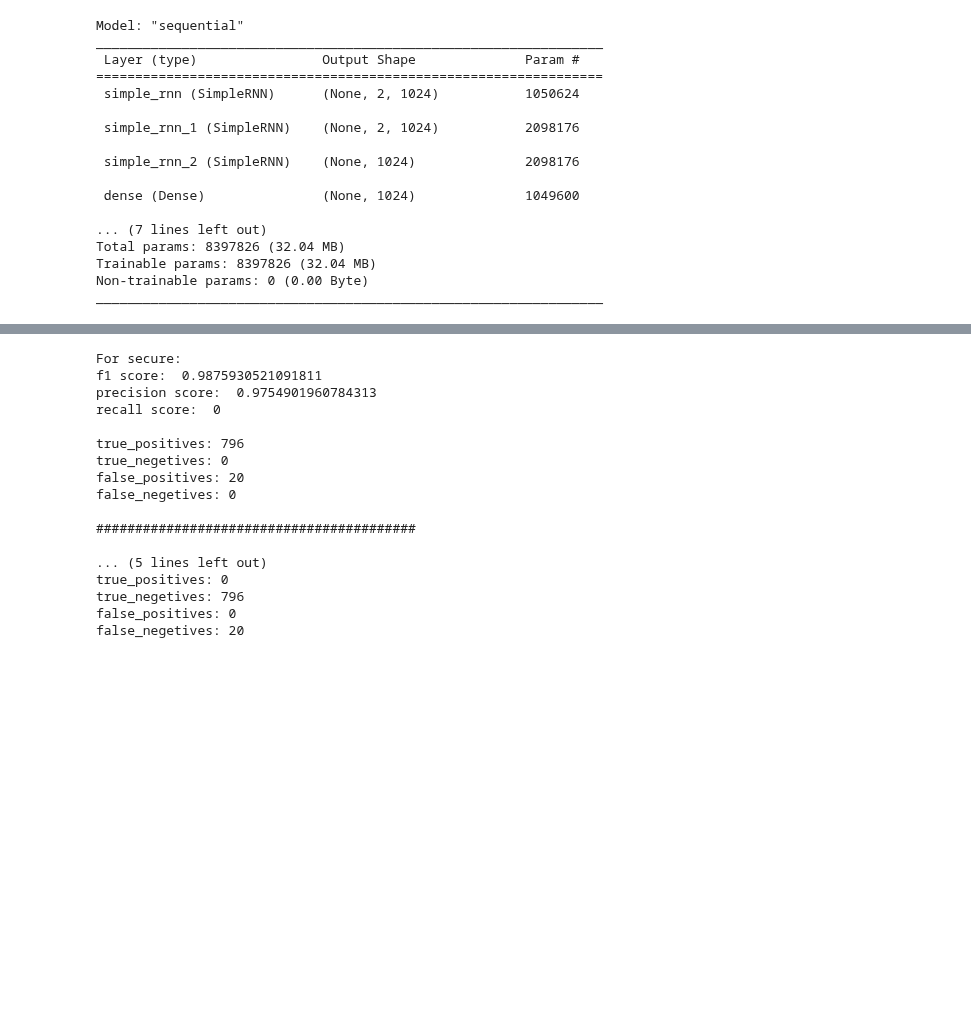
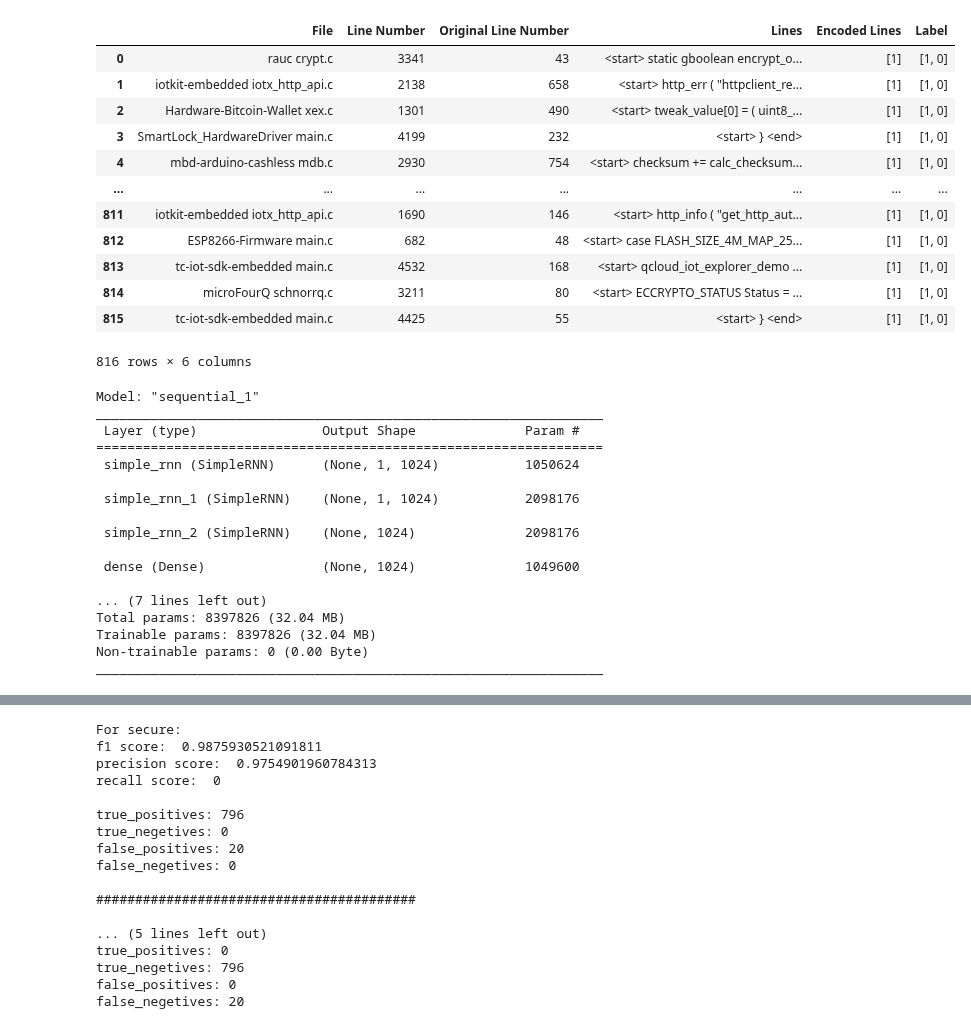
Before and after one commit to sakshmenon/Faulthunter-new-approach, a Jupyter notebook: Scripts/tester.ipynb, the cells around one changed output, grey strips where cells are left out. Saved outputs shown, nothing was run; the diff lists cells and outputs as text; code cells hidden in the pictures; blank space fills up the shorter version.

Commit message:
double vector

```diff
--- a/Scripts/tester.ipynb
+++ b/Scripts/tester.ipynb
@@ -61,3 +54,19 @@ You are setting
+# %%
+vectors[2]
+# %% [output]
+|  | File | Line Number | Original Line Number | Lines | Encoded Lines | Label |
+| 0 | rauc crypt.c | 3341 | 43 | <start> static gboolean encrypt_o... | [1] | [1, 0] |
+| 1 | iotkit-embedded iotx_http_api.c | 2138 | 658 | <start> http_err ( "httpclient_re... | [1] | [1, 0] |
+| 2 | Hardware-Bitcoin-Wallet xex.c | 1301 | 490 | <start> tweak_value[0] = ( uint8_... | [1] | [1, 0] |
+| 3 | SmartLock_HardwareDriver main.c | 4199 | 232 | <start> } <end> | [1] | [1, 0] |
+| 4 | mbd-arduino-cashless mdb.c | 2930 | 754 | <start> checksum += calc_checksum... | [1] | [1, 0] |
+| ... | ... | ... | ... | ... | ... | ... |
+| 811 | iotkit-embedded iotx_http_api.c | 1690 | 146 | <start> http_info ( "get_http_aut... | [1] | [1, 0] |
+| 812 | ESP8266-Firmware main.c | 682 | 48 | <start> case FLASH_SIZE_4M_MAP_25... | [1] | [1, 0] |
+| 813 | tc-iot-sdk-embedded main.c | 4532 | 168 | <start> qcloud_iot_explorer_demo ... | [1] | [1, 0] |
+| 814 | microFourQ schnorrq.c | 3211 | 80 | <start> ECCRYPTO_STATUS Status = ... | [1] | [1, 0] |
+| 815 | tc-iot-sdk-embedded main.c | 4425 | 55 | <start> } <end> | [1] | [1, 0] |
+816 rows × 6 columns
 # %%
 from keras import layers
 def model_ver_10(input_shape):
@@ -72,16 +81,16 @@ def model_ver_10(input_shape):
                 metrics=["accuracy"], run_eagerly=True)
     return model
 # %%
-model = model_ver_0(tensors[0][0].shape[0])
+model = model_ver_0(vectors[0]['Encoded Lines'][0][0])#tensors[0][0].shape[0])
 model.summary()
 # %% [output]
-Model: "sequential"
+Model: "sequential_1"
 _________________________________________________________________
  Layer (type)                Output Shape              Param #
 =================================================================
- simple_rnn (SimpleRNN)      (None, 2, 1024)           1050624
+ simple_rnn (SimpleRNN)      (None, 1, 1024)           1050624
 
- simple_rnn_1 (SimpleRNN)    (None, 2, 1024)           2098176
+ simple_rnn_1 (SimpleRNN)    (None, 1, 1024)           2098176
 
  simple_rnn_2 (SimpleRNN)    (None, 1024)              2098176
 
```
Also changed, not shown: parts of 5 cells of this notebook, 1 other file.
